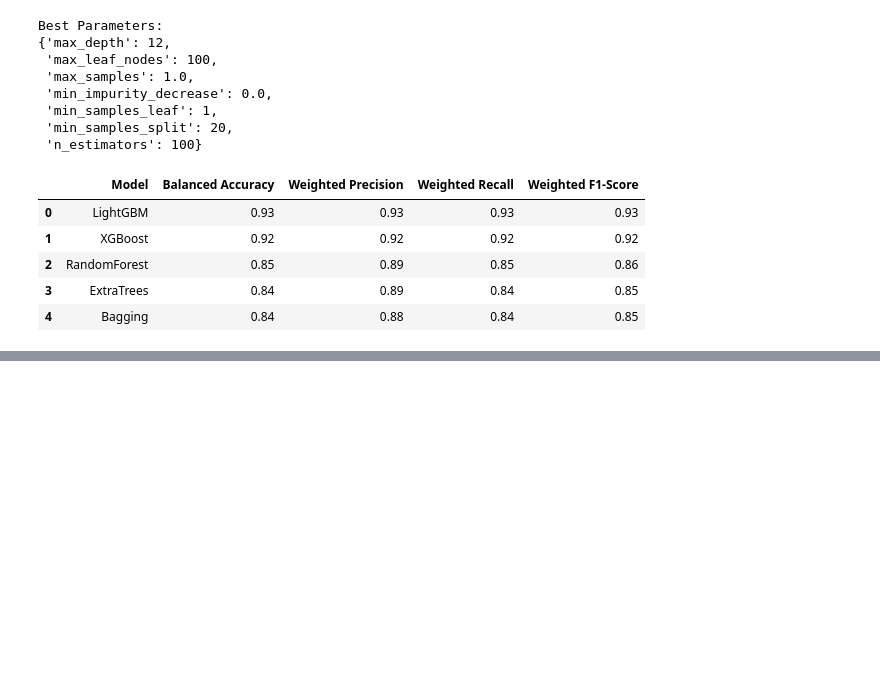
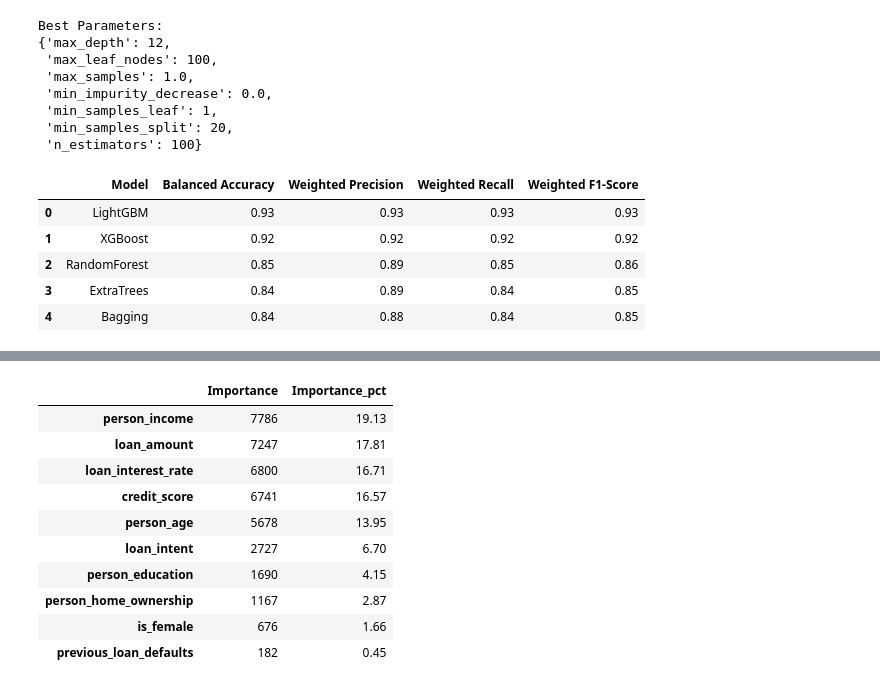
Before and after one commit to Jaymin151617/Credit-Risk-Analysis, a Jupyter notebook: notebooks/model_selection.ipynb, the cells around one changed output, grey strips where cells are left out. Saved outputs shown, nothing was run; the diff lists cells and outputs as text; code cells hidden in the pictures; blank space fills up the shorter version.

```diff
--- a/notebooks/model_selection.ipynb
+++ b/notebooks/model_selection.ipynb
@@ -273,0 +297,27 @@ with open(model_save_path, 'wb') as f:
+# %%
+feature_importances = pd.DataFrame(
+    best_model.feature_importances_,
+    index=X_train.columns,
+    columns=['Importance']
+    ).sort_values(
+        by='Importance',
+        ascending=False
+        )
+
+feature_importances['Importance_pct'] = (
+    (feature_importances['Importance'] / feature_importances['Importance'].sum()) * 100
+)
+
+feature_importances
+# %% [output]
+|  | Importance | Importance_pct |
+| person_income | 7786 | 19.13 |
+| loan_amount | 7247 | 17.81 |
+| loan_interest_rate | 6800 | 16.71 |
+| credit_score | 6741 | 16.57 |
+| person_age | 5678 | 13.95 |
+| loan_intent | 2727 | 6.70 |
+| person_education | 1690 | 4.15 |
+| person_home_ownership | 1167 | 2.87 |
+| is_female | 676 | 1.66 |
+| previous_loan_defaults | 182 | 0.45 |
```
Also changed, not shown: parts of 6 cells of this notebook, 1 other file.
